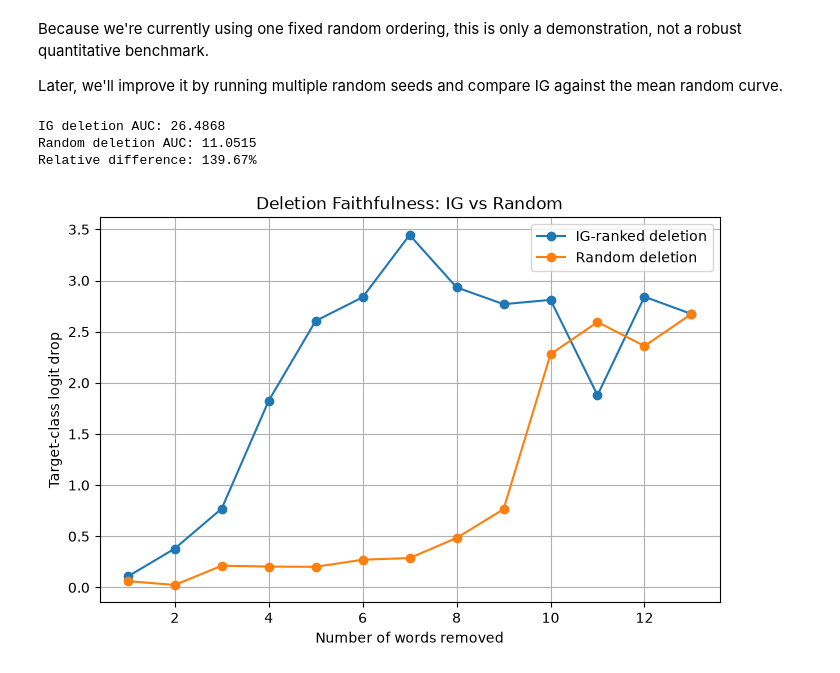
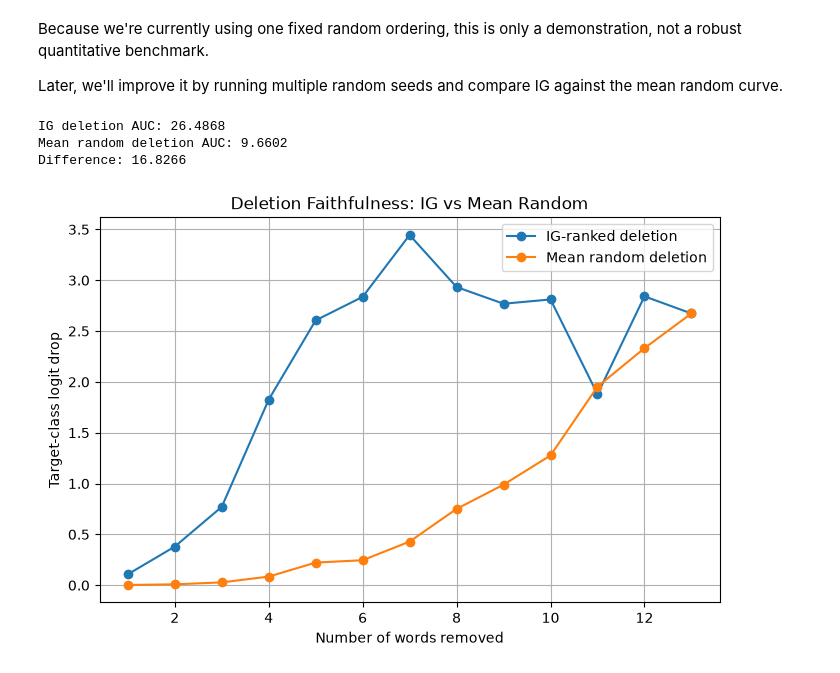
Before and after one commit to jordan-dsouza/xray-transformers, a Jupyter notebook: notebooks/robustness.ipynb, the cells around one changed output. Drawn from its saved outputs; the diff is of its cells as text; code cells hidden in the pictures.

Commit message:
Final graphs and explanations

```diff
--- a/notebooks/robustness.ipynb
+++ b/notebooks/robustness.ipynb
@@ -509,7 +509,23 @@ def random_deletion_curve(text, max_k=None, seed=42):
 
     return pd.DataFrame(results)
 # %%
-random_curve_df = random_deletion_curve(test_texts[0])
+seeds = range(10)
 
-random_curve_df
+random_curves = []
+
+for seed in seeds:
+    curve_df = random_deletion_curve(
+        test_texts[0],
+        seed=seed
+    )
+
+    curve_df["seed"] = seed
+    random_curves.append(curve_df)
+
+random_curves_df = pd.concat(
+    random_curves,
+    ignore_index=True
+)
+
+random_curves_df.head()
 # %% [output]
@@ -529,0 +538,10 @@ random_curve_df
+# %%
+# Mean random curve:
+mean_random_curve = (
+    random_curves_df
+    .groupby("k")["logit_drop"]
+    .mean()
+    .reset_index()
+)
+
+mean_random_curve
@@ -534,54 +567,46 @@ Because we're currently using one fixed random ordering, this is only a demonstr
 
 Later, we'll improve it by running multiple random seeds and compare IG against the mean random curve.
 # %%
-from numpy import trapezoid
-
-ig_auc = trapezoid(
+ig_auc = np.trapezoid(
     deletion_curve_df["logit_drop"],
     deletion_curve_df["k"]
 )
 
-random_auc = trapezoid(
-    random_curve_df["logit_drop"],
-    random_curve_df["k"]
+random_auc = np.trapezoid(
+    mean_random_curve["logit_drop"],
+    mean_random_curve["k"]
 )
 
 print(f"IG deletion AUC: {ig_auc:.4f}")
-print(f"Random deletion AUC: {random_auc:.4f}")
-
-# Calculate relative difference:
-relative_improvement = (
-    (ig_auc - random_auc) / abs(random_auc)
-) * 100
-
-print(f"Relative difference: {relative_improvement:.2f}%")
+print(f"Mean random deletion AUC: {random_auc:.4f}")
+print(f"Difference: {ig_auc - random_auc:.4f}")
 # %% [output]
 IG deletion AUC: 26.4868
-Random deletion AUC: 11.0515
-Relative difference: 139.67%
+Mean random deletion AUC: 9.6602
+Difference: 16.8266
 # %%
 plt.figure(figsize=(8, 5))
 
 plt.plot(
     deletion_curve_df["k"],
     deletion_curve_df["logit_drop"],
     marker="o",
     label="IG-ranked deletion"
 )
 
 plt.plot(
-    random_curve_df["k"],
-    random_curve_df["logit_drop"],
+    mean_random_curve["k"],
+    mean_random_curve["logit_drop"],
     marker="o",
-    label="Random deletion"
+    label="Mean random deletion"
 )
 
 plt.xlabel("Number of words removed")
 plt.ylabel("Target-class logit drop")
-plt.title("Deletion Faithfulness: IG vs Random")
+plt.title("Deletion Faithfulness: IG vs Mean Random")
 plt.legend()
 plt.grid(True)
 
 plt.show()
 # %% [output]
-[figure, old version]
+[figure, new version]
```
Also changed, not shown: parts of 28 cells of this notebook.
